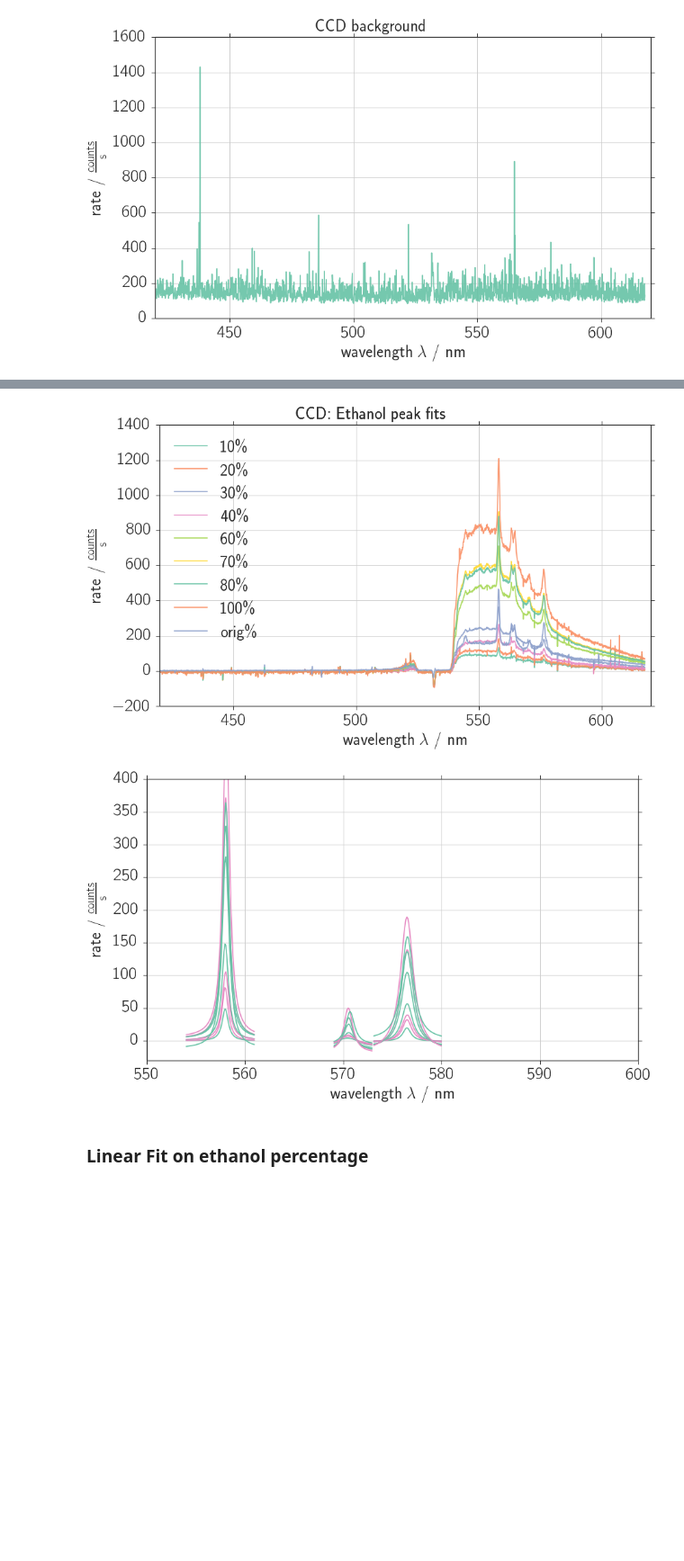
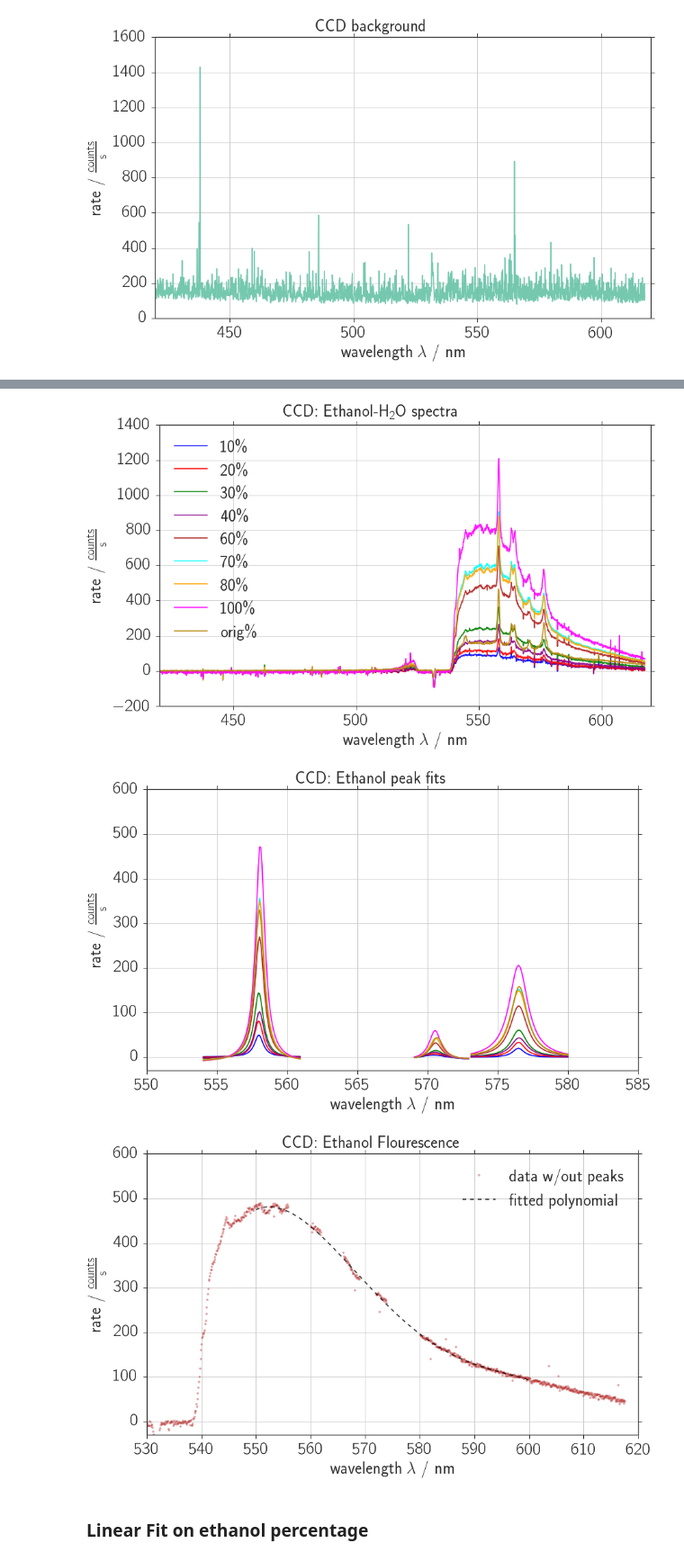
Before and after one commit to Bondzio/fp, a Jupyter notebook: raman/analysis/raman_ccd_ethanol.ipynb, the cells around one changed output, grey strips where cells are left out. Shown at 90% size. Saved outputs shown, nothing was run; the diff lists cells and outputs as text; code cells hidden in the pictures; blank space fills up the shorter version.

Commit message:
ethanol done.

```diff
--- a/raman/analysis/raman_ccd_ethanol.ipynb
+++ b/raman/analysis/raman_ccd_ethanol.ipynb
@@ -59,7 +59,7 @@ if not save_fig:
         npy_dir = "./npy/"
 
 xlim_global = (420, 620)
-colors = ['b', 'r', 'g', 'pink']
+colors = ['b', 'r', 'g', 'darkmagenta', 'firebrick', 'cyan', 'orange', 'magenta', 'darkgoldenrod']
 # %%
 def breit_wigner(x, x0, gamma, amplitude, offset):
     """
@@ -116,17 +116,17 @@ def double_bw_fit(x, y, y_e, x_range, p0, fit=True):
 
     return x_fit, fit_peak, c
 
-def poly4(x, p0, p1, p2, p3):
-    return p0*x**3 + p1*x**2 + p2*x + p3
+def poly(x, p0, p1, p2, p3, p4):
+    return p0*x**4 + p1*x**3 + p2*x**2 + p3*x + p4
 
-def poly4_fit(x, y, y_e, x_range, p0):
+def poly_fit(x, y, y_e, x_range, p0):
     x_min, x_max = x_range
     mask = (x > x_min) * (x < x_max)
     x_fit = x[mask]
     y_fit = y[mask]
     y_sigma = np.sqrt(un.std_devs(y_e[mask]))
 
-    coeff, cov = curve_fit(poly4, x_fit, y_fit, p0=p0,
+    coeff, cov = curve_fit(poly, x_fit, y_fit, p0=p0,
                            sigma=y_sigma, absolute_sigma=True)
     c = uc.correlated_values(coeff, cov)
     return c
@@ -217,14 +222,16 @@ As = []
 # Plotting
 fig, ax = plt.subplots(1,1)
 if not save_fig:
-    fig.suptitle('CCD: Ethanol measurements')
+    fig.suptitle('CCD: Ethanol-H$_2$O spectra')
 
 fig2, ax2 = plt.subplots(1,1)
 if not save_fig:
-    fig.suptitle('CCD: Ethanol peak fits')
+    fig2.suptitle('CCD: Ethanol peak fits')
+
 
 #### Ethanol ####
-for conc_i in concentration:
+for i, conc_i in enumerate(concentration):
+    print(i)
     filename = "ccd_et_" + str(conc_i)
     t, avg = t_avg(filename)
 
@@ -237,12 +244,12 @@ for conc_i in concentration:
 
     # Remove outliers
     # identified by largest absolute value of difference between point and its two neighbours.
-    for i in range(4):
+    for j in range(4):
         out = np.argmax(abs(2 * y[1:-1] - y[:-2] - y[2:])) + 1
         #print(x[out], y[out])
         x, y = np.delete([x, y], out, 1)
         y_e = np.delete(y_e, out)
-    data_points, = ax.plot(x, y, "-", alpha = 0.9, label=str(conc_i) + '\%')
+    data_points, = ax.plot(x, y, "-", alpha = 0.9, c=colors[i], label=str(conc_i) + '\%')
 
     # Flourescence: fit for 550 - 590 nm w/out peaks
     x_peaks = np.array([[556, 560], [562, 566], [569, 572], [574, 580]])
@@ -251,32 +258,45 @@ for conc_i in concentration:
     x_np = x[mask_no_peak]
     y_np = y[mask_no_peak]
     y_np_e = y_e[mask_no_peak]
-    #ax.plot(x_np, y_np, "-", alpha = 0.9, c=data_points.get_color())
+
 
     x_range = [550,  600]
-    p0 = np.array([  4e-03,  -7,   4e+03, -7.9e+05])
-    p =  poly4_fit(x_np, y_np, y_np_e, x_range, p0)
+    p0 = np.array([0, 0, 0, 0, 0])
+    p =  poly_fit(x_np, y_np, y_np_e, x_range, p0)
     p_n = un.nominal_values(p)
     x_poly = np.linspace(x_range[0], x_range[1], 200)
-    y_poly = poly4(x_poly, *p_n)
-    #ax.plot(x_poly, y_poly, "--", alpha = 0.8, c=data_points.get_color())
+    y_poly = poly(x_poly, *p_n)
+    if conc_i == 60:
+        fig3, ax3 = plt.subplots(1,1)
+        if not save_fig:
+            fig3.suptitle('CCD: Ethanol Flourescence')
+        ax3.plot(x_np, y_np, ".", alpha = 0.4, label='data w/out peaks', c=data_points.get_color())
+        ax3.plot(x_poly, y_poly, "--", alpha = 0.8, label='fitted polynomial', c='k')#c=data_points.get_color())
+        ax3.set_xlim(x_range[0] - 20, x_range[1] + 20)
+        #ax3.set_xlim(xlim_global)
+        ax3.set_ylim(-30, 600)
+        ax3.set_xlabel('wavelength $\lambda$ / nm')
+        ax3.set_ylabel('rate / $\mathrm{\\frac{counts}{s}}$')
+        ax3.grid(True)
+        ax3.legend(loc='best')
 
     # Peak fit: Data - flourescence
-    y_fit = y - poly4(x, *p_n)
-    y_fit_e = y_e - poly4(x, *p)
+    y_fit = y - poly(x, *p_n)
+    y_fit_e = y_e - poly(x, *p)
     #ax.plot(x, y_fit, "-", alpha = 0.6, label=str(conc_i) + '\%')
 
     x_range1 = [554, 561]   # lower and upper bound
     p0 = np.array([558, 0.2, 100, 0])
     x_fit1, fit_peak1, c1 = bw_fit(x, y_fit, y_fit_e, x_range1, p0, fit=True)
-    peak1, = ax2.plot(x_fit1, fit_peak1, "-", label='558 nm')
+    peak1, = ax2.plot(x_fit1, fit_peak1, "-", c=colors[i], label='558 nm')
 
-    ''' # double peak does not converge...
+    """ # double peak does not converge...
     x_range2 = [561, 568]   # lower and upper bound
     p0 = np.array([563, 0.2, 100, 565, 0.2, 100, 0])
     x_fit2, fit_peak2, c2 = double_bw_fit(x, y_fit, y_fit_e, x_range2, p0, fit=True)
     ax2.plot(x_fit2, fit_peak2, "-",  c=peak1.get_color(), label='563.3 \& 564.4 nm')
-    '''
+    """
+
     x_range4 = [569, 573]   # lower and upper bound
     p0 = np.array([571, 0.2, 50, 0])
     x_fit4, fit_peak4, c4 = bw_fit(x, y_fit, y_fit_e, x_range4, p0, fit=True)
@@ -288,7 +308,7 @@ for conc_i in concentration:
     ax2.plot(x_fit5, fit_peak5, "-", c=peak1.get_color(), label='576.5 nm')
 
     # Collect intensities
-    As.append([c_i[2] for c_i in [c1, c5]])
+    As.append([c_i[2] for c_i in [c1, c4, c5]])
 
 ax.set_xlim(xlim_global)
 ax.set_xlabel('wavelength $\lambda$ / nm')
@@ -296,8 +316,8 @@ ax.set_ylabel('rate / $\mathrm{\\frac{counts}{s}}$')
 ax.grid(True)
 ax.legend(loc='best')
 
-ax2.set_xlim(x_range[0], x_range[1])
-ax2.set_ylim(-30, 400)
+ax2.set_xlim(x_range[0], x_range[1] - 15)
+ax2.set_ylim(-30, 600)
 ax2.set_xlabel('wavelength $\lambda$ / nm')
 ax2.set_ylabel('rate / $\mathrm{\\frac{counts}{s}}$')
 ax2.grid(True)
@@ -307,4 +327,10 @@ if save_fig:
     file_name = "ccd_ethanol_measurements"
     fig.savefig(fig_dir + file_name + ".pdf")
     fig.savefig(fig_dir + file_name + ".png")
+    file_name = "ccd_ethanol_peak_fits"
+    fig2.savefig(fig_dir + file_name + ".pdf")
+    fig2.savefig(fig_dir + file_name + ".png")
+    file_name = "ccd_ethanol_flourescence"
+    fig3.savefig(fig_dir + file_name + ".pdf")
+    fig3.savefig(fig_dir + file_name + ".png")
 # %% [output]
@@ -311,5 +346,6 @@ if save_fig:
-[figure, old version]
+[figure, new version]
-[figure, old version]
+[figure, new version]
+[figure, added]
 # %% [markdown]
 ### Linear Fit on ethanol percentage
 # %%
```
Also changed, not shown: parts of 5 cells of this notebook, 11 other files.
